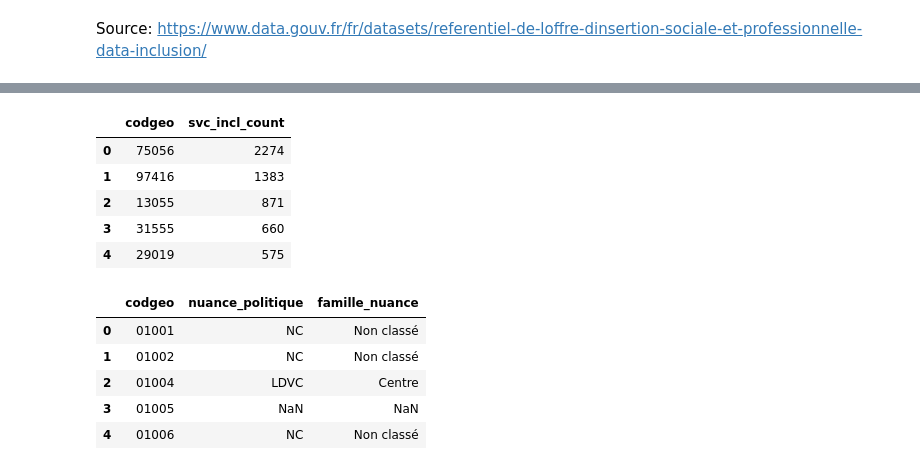
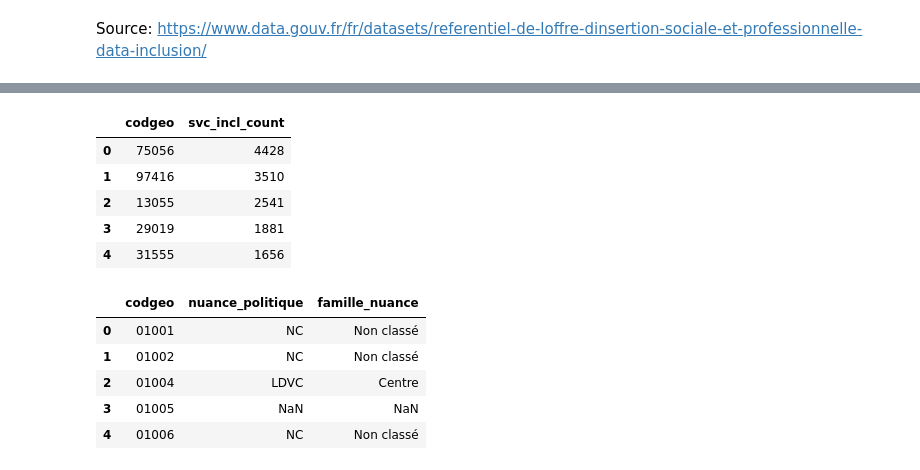
Before and after one commit to dataforgoodfr/13_odis, a Jupyter notebook: eda/notebooks/odis_stream2_data_gathering.ipynb, the cells around one changed output, grey strips where cells are left out. Saved outputs shown, nothing was run; the diff lists cells and outputs as text; code cells hidden in the pictures.

Commit message:
Ajout des services d'inclusion

```diff
--- a/eda/notebooks/odis_stream2_data_gathering.ipynb
+++ b/eda/notebooks/odis_stream2_data_gathering.ipynb
@@ -560,5 +555,9 @@ Skipping field frais: unsupported OGR type: 5
 # %%
 incl_exploded=incl_norm.explode('thematiques')
+incl_exploded.dropna(subset='thematiques', inplace=True, ignore_index=True)
+thematiques_split_df = pd.DataFrame(incl_exploded["thematiques"].str.split('--', expand=True).values, columns=['categorie', 'service'])
+thematiques_split_df['service'].fillna('-', inplace=True)
+incl_exploded = pd.concat([incl_exploded, thematiques_split_df], axis=1)
 incl_exploded['geometry'] = gpd.points_from_xy(incl_exploded.longitude, incl_exploded.latitude)
 incl_exploded = gpd.GeoDataFrame(incl_exploded, geometry='geometry', crs='EPSG:4326')
 incl_exploded.to_parquet('../csv/odis_services_incl_exploded.parquet')
@@ -568,16 +571,16 @@ incl_exploded.to_parquet('../csv/odis_services_incl_exploded.parquet')
 # %%
-services_incl_source_agg = services_incl.value_counts(['source', 'code_insee']).rename('svc_incl_count').reset_index()
-services_incl_agg = services_incl.value_counts(['code_insee']).rename('svc_incl_count').reset_index()
-services_incl_agg.rename(columns={'code_insee':'codgeo'}, inplace=True)
-del services_incl
+# services_incl_source_agg = incl_exploded.value_counts(['source', 'codgeo']).rename('svc_incl_count').reset_index()
+services_incl_agg = incl_exploded.value_counts(['codgeo']).rename('svc_incl_count').reset_index()
+# services_incl_agg.rename(columns={'code_insee':'codgeo'}, inplace=True)
+del incl_exploded, incl_norm
 services_incl_agg.head()
 # %% [output]
 |  | codgeo | svc_incl_count |
-| 0 | 75056 | 2274 |
-| 1 | 97416 | 1383 |
-| 2 | 13055 | 871 |
-| 3 | 31555 | 660 |
-| 4 | 29019 | 575 |
+| 0 | 75056 | 4428 |
+| 1 | 97416 | 3510 |
+| 2 | 13055 | 2541 |
+| 3 | 29019 | 1881 |
+| 4 | 31555 | 1656 |
 # %%
 pol = pd.read_csv('../csv/rne-enrichi-couleur-politique.csv')
 pol.rename(columns={'cog_commune':'codgeo'}, inplace=True)
```
Also changed, not shown: parts of 8 cells of this notebook, 9 other files.
